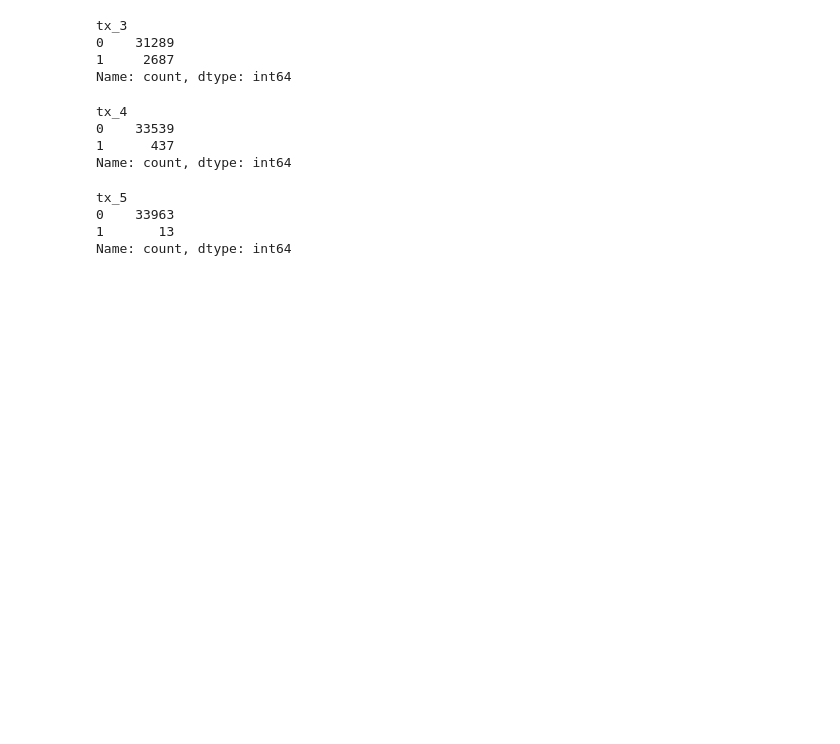
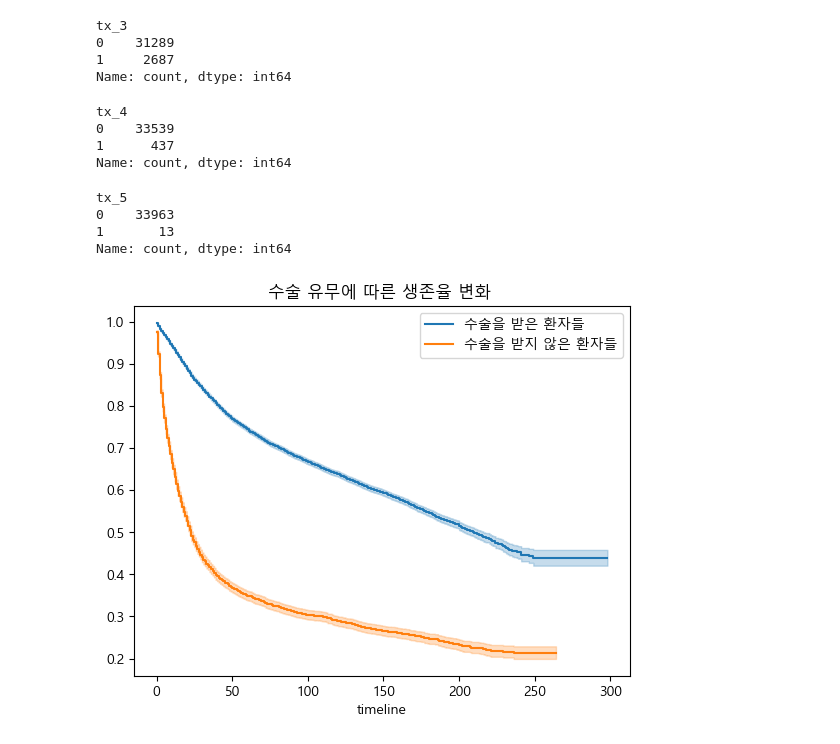
Before and after one commit to dohunhyeong/Busan_cancer_surv_analysis, a Jupyter notebook: SURVIVAL_COLON.ipynb, the cells around one changed output. Cells and saved outputs as stored; diff of their text form; code cells hidden in the pictures; blank space fills up the shorter version.

```diff
--- a/SURVIVAL_COLON.ipynb
+++ b/SURVIVAL_COLON.ipynb
@@ -40,3 +48,24 @@ tx_5
 0    33963
 1       13
 Name: count, dtype: int64
+# %%
+# 한글 폰트 설정
+from matplotlib import rc
+plt.rc('font', family='Malgun Gothic')
+kmf = KaplanMeierFitter()
+ax = plt.subplot(111)
+
+T = df['stime']
+E = df['event_inc']
+
+tx1 = (df['tx_1'] == 1)
+
+kmf.fit(T[tx1], event_observed =E[tx1], label ='수술을 받은 환자들')
+kmf.plot_survival_function(ax=ax)
+
+kmf.fit(T[~tx1], event_observed = E[~tx1], label = '수술을 받지 않은 환자들')
+kmf.plot_survival_function(ax=ax)
+
+plt.title('수술 유무에 따른 생존율 변화 ');
+# %% [output]
+[figure, added]
```
Also changed, not shown: parts of 3 cells of this notebook.
